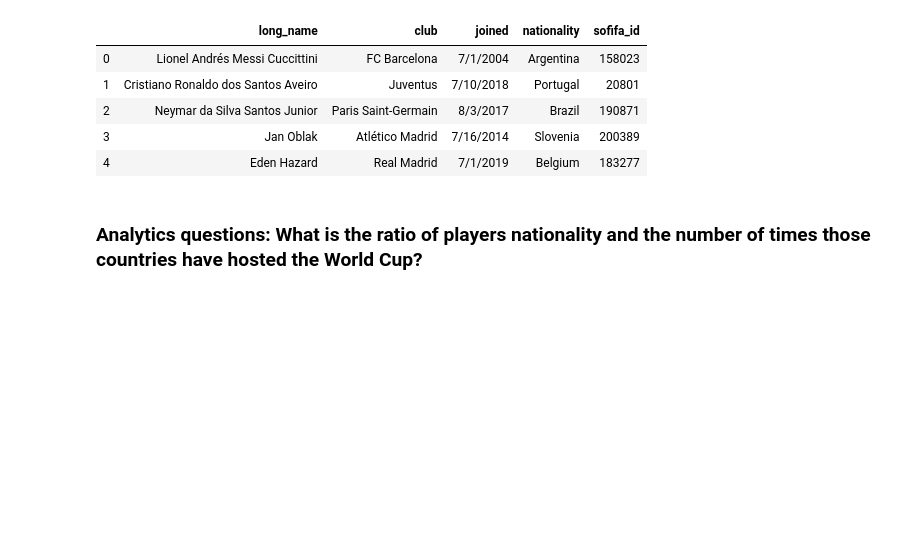
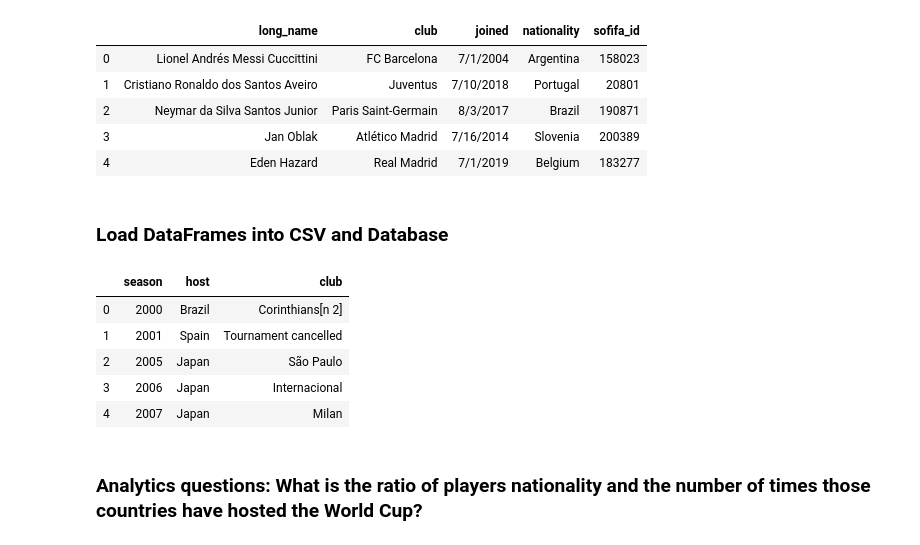
Before and after one commit to dpatel77/FIFA-ETL, a Jupyter notebook: FIFA.ipynb, the cells around one changed output. Saved outputs shown, nothing was run; the diff lists cells and outputs as text; code cells hidden in the pictures; blank space fills up the shorter version.

Commit message:
Added code to create clubs_country table

```diff
--- a/FIFA.ipynb
+++ b/FIFA.ipynb
@@ -328,3 +328,5 @@ players
 | 2 | Neymar da Silva Santos Junior | Paris Saint-Germain | 8/3/2017 | Brazil | 190871 |
 | 3 | Jan Oblak | Atlético Madrid | 7/16/2014 | Slovenia | 200389 |
 | 4 | Eden Hazard | Real Madrid | 7/1/2019 | Belgium | 183277 |
+# %% [markdown]
+### Load DataFrames into CSV and Database
@@ -331,3 +338,14 @@ players
+# %%
+clubs_country.to_sql(name='clubs_country', con=engine, if_exists='replace', index=False)
+clubs_country=pd.read_sql_query('select * from clubs_country', con=engine).head()
+clubs_country
+# %% [output]
+|  | season | host | club |
+| 0 | 2000 | Brazil | Corinthians[n 2] |
+| 1 | 2001 | Spain | Tournament cancelled |
+| 2 | 2005 | Japan | São Paulo |
+| 3 | 2006 | Japan | Internacional |
+| 4 | 2007 | Japan | Milan |
 # %% [markdown]
 ### Analytics questions: What is the ratio of players nationality and the number of times those countries have hosted the World Cup?
 # %%
```
Also changed, not shown: parts of 4 cells of this notebook.
